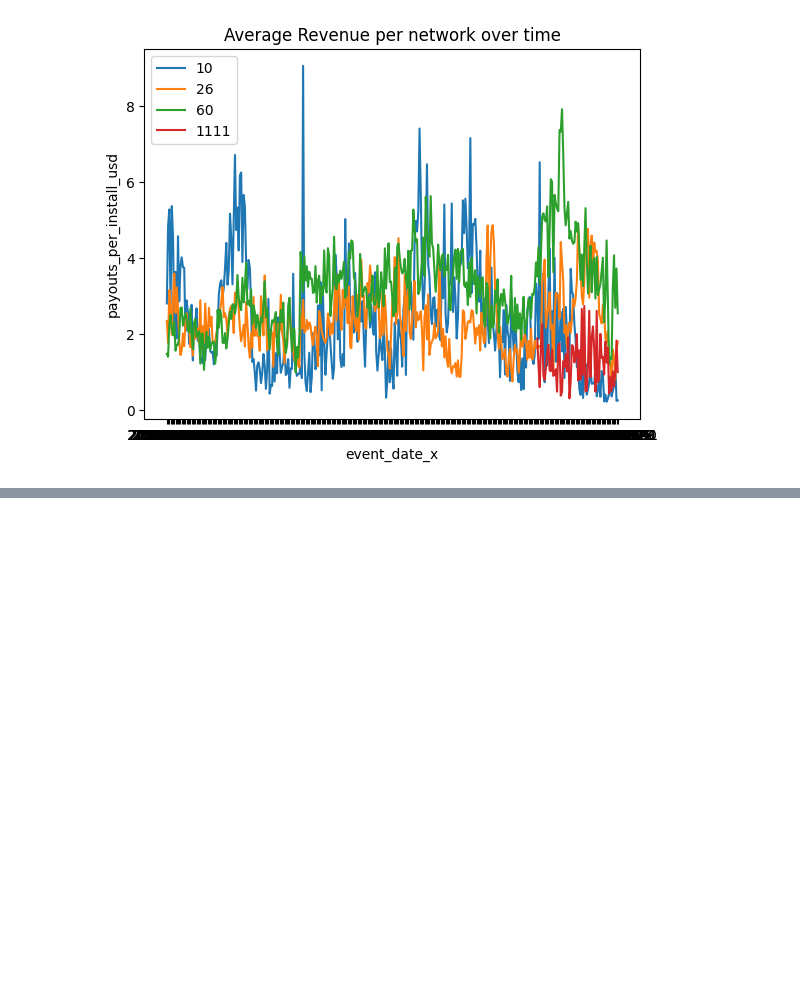
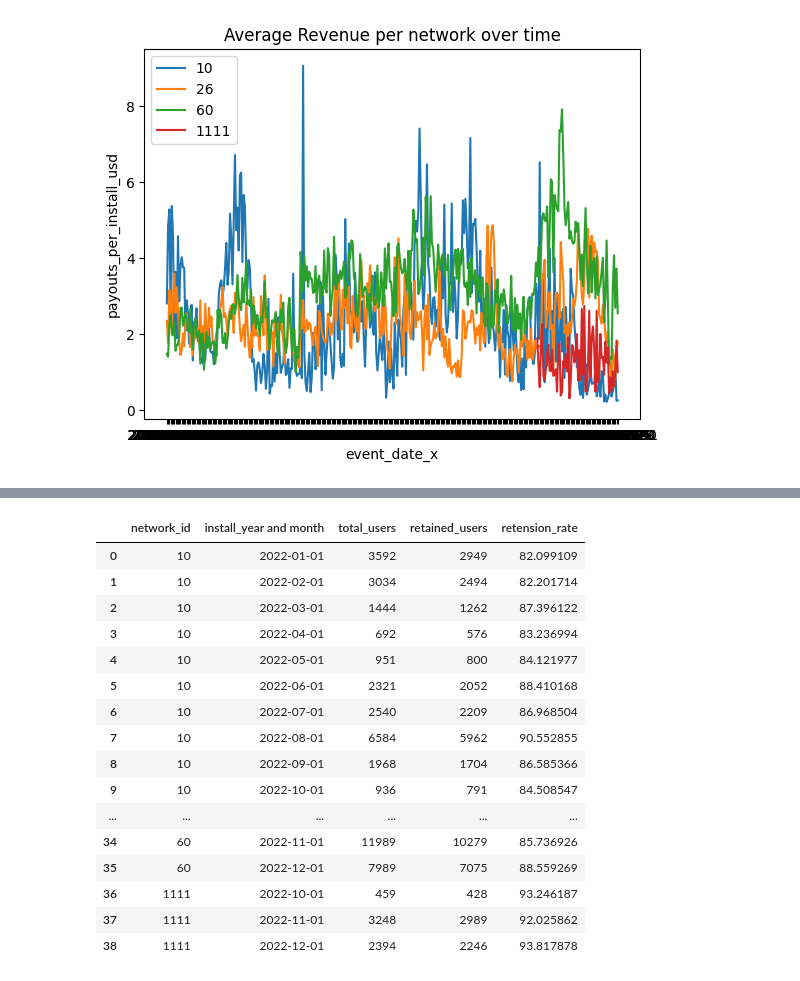
Before and after one commit to shamisolchikamhi/Game-KPIs-analysis-, a Jupyter notebook: main_notebook.ipynb, the cells around one changed output, grey strips where cells are left out. Drawn from its saved outputs; the diff is of its cells as text; code cells hidden in the pictures; blank space fills up the shorter version.

```diff
--- a/main_notebook.ipynb
+++ b/main_notebook.ipynb
@@ -7,3 +46,3 @@ import matplotlib.pyplot as plt
 # %%
-analytics = DataAnalytics(adspend_df=adspend_df, installs_df=installs_df, payouts_df=payouts_df, revenue_df=revenue_df)
+analytics = KpiAnalytics(adspend_df=adspend_df, installs_df=installs_df, payouts_df=payouts_df, revenue_df=revenue_df)
 # %%
@@ -43,0 +115,22 @@ ChartMaker.time_series_breakdown(analytics.total_payouts_made_per_install(groupb
+# %%
+d = analytics.user_retention_rate(groupby_column=['network_id', 'install_year and month'])
+# %%
+d
+# %% [output]
+|  | network_id | install_year and month | total_users | retained_users | retension_rate |
+| 0 | 10 | 2022-01-01 | 3592 | 2949 | 82.099109 |
+| 1 | 10 | 2022-02-01 | 3034 | 2494 | 82.201714 |
+| 2 | 10 | 2022-03-01 | 1444 | 1262 | 87.396122 |
+| 3 | 10 | 2022-04-01 | 692 | 576 | 83.236994 |
+| 4 | 10 | 2022-05-01 | 951 | 800 | 84.121977 |
+| 5 | 10 | 2022-06-01 | 2321 | 2052 | 88.410168 |
+| 6 | 10 | 2022-07-01 | 2540 | 2209 | 86.968504 |
+| 7 | 10 | 2022-08-01 | 6584 | 5962 | 90.552855 |
+| 8 | 10 | 2022-09-01 | 1968 | 1704 | 86.585366 |
+| 9 | 10 | 2022-10-01 | 936 | 791 | 84.508547 |
+| ... | ... | ... | ... | ... | ... |
+| 34 | 60 | 2022-11-01 | 11989 | 10279 | 85.736926 |
+| 35 | 60 | 2022-12-01 | 7989 | 7075 | 88.559269 |
+| 36 | 1111 | 2022-10-01 | 459 | 428 | 93.246187 |
+| 37 | 1111 | 2022-11-01 | 3248 | 2989 | 92.025862 |
+| 38 | 1111 | 2022-12-01 | 2394 | 2246 | 93.817878 |
```
Also changed, not shown: parts of 10 cells of this notebook, 4 other files.
